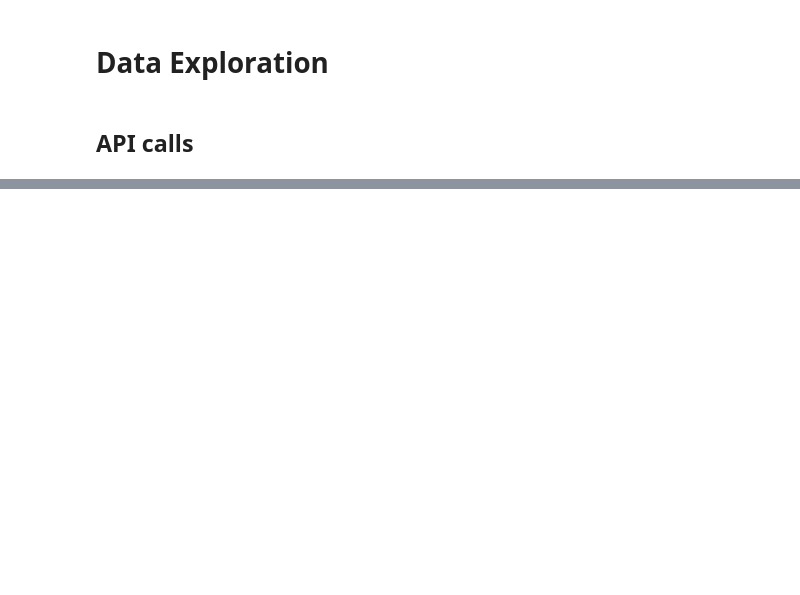
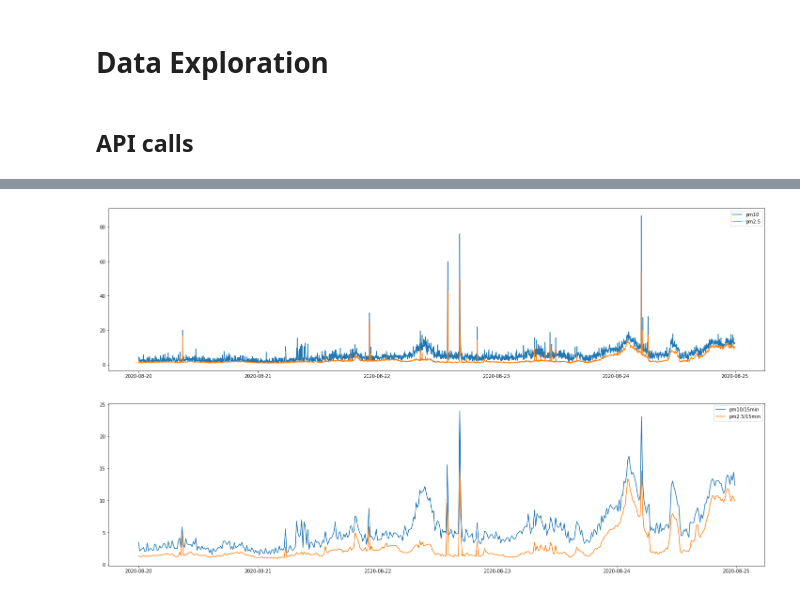
Before and after one commit to Sebastian-Bender/air-pollution, a Jupyter notebook: AirPollution/src/DataExploration.ipynb, the cells around one changed output, grey strips where cells are left out. Drawn from its saved outputs; the diff is of its cells as text; code cells hidden in the pictures; blank space fills up the shorter version.

```diff
--- a/AirPollution/src/DataExploration.ipynb
+++ b/AirPollution/src/DataExploration.ipynb
@@ -41,0 +61,19 @@ df
+# %%
+plt.figure(figsize = [25, 14])
+
+plt.subplot(211)
+plt.plot(df['P1'], '-', label = 'pm10')
+plt.plot(df['P2'], '-', label = 'pm2.5')
+plt.legend()
+
+
+resampleTime = 15
+df = df.resample(f'{resampleTime}min').mean()
+plt.subplot(212)
+plt.plot(df['P1'], '-', label = f'pm10/{resampleTime}min')
+plt.plot(df['P2'], '-', label = f'pm2.5/{resampleTime}min')
+plt.legend()
+
+plt.show()
+# %% [output]
+[figure, added]
```
Also changed, not shown: parts of 9 cells of this notebook, 6 other files.
